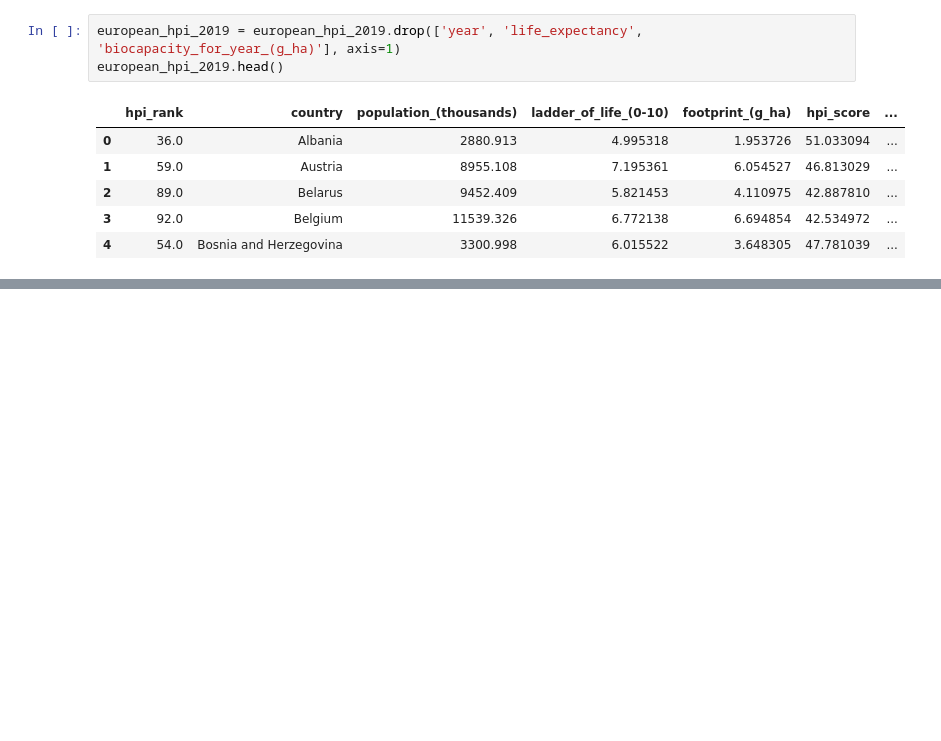
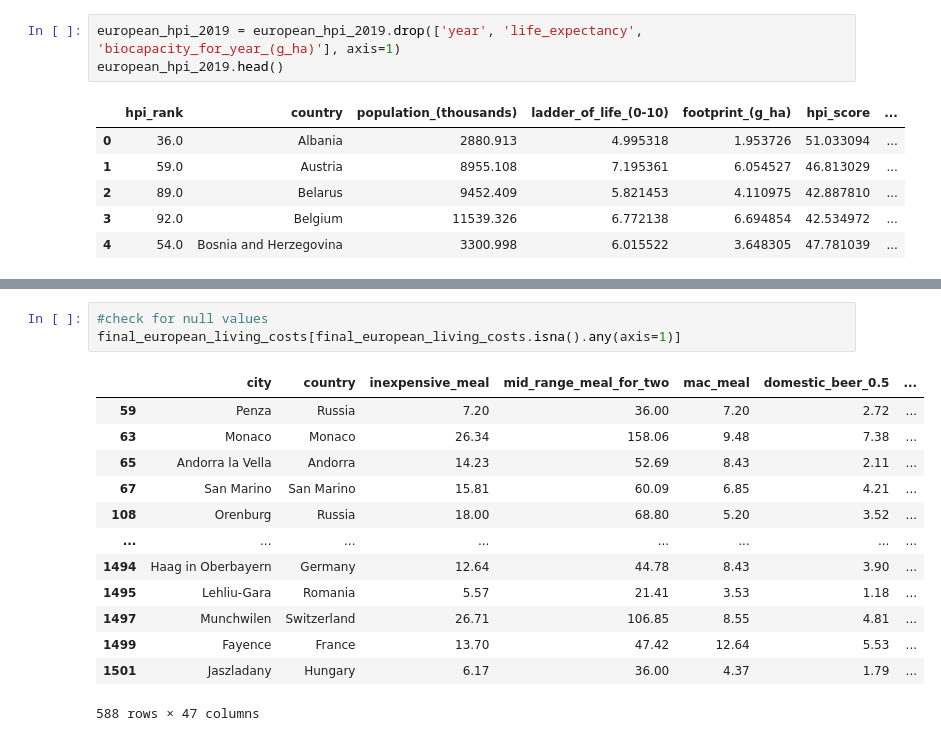
Before and after one commit to prache/Created-a-Product-Workation-Decider-Empowering-Digital-Nomads-in-Europe-, a Jupyter notebook: cost_of_living.ipynb, the cells around one changed output, grey strips where cells are left out. Saved outputs shown, nothing was run; the diff lists cells and outputs as text; blank space fills up the shorter version.

```diff
--- a/cost_of_living.ipynb
+++ b/cost_of_living.ipynb
@@ -536,0 +824,17 @@ The final_european_hpi_2019 table was imported successfully.
+# %%
+#check for null values
+final_european_living_costs[final_european_living_costs.isna().any(axis=1)]
+# %% [output]
+|  | city | country | inexpensive_meal | mid_range_meal_for_two | mac_meal | domestic_beer_0.5 | ... |
+| 59 | Penza | Russia | 7.20 | 36.00 | 7.20 | 2.72 | ... |
+| 63 | Monaco | Monaco | 26.34 | 158.06 | 9.48 | 7.38 | ... |
+| 65 | Andorra la Vella | Andorra | 14.23 | 52.69 | 8.43 | 2.11 | ... |
+| 67 | San Marino | San Marino | 15.81 | 60.09 | 6.85 | 4.21 | ... |
+| 108 | Orenburg | Russia | 18.00 | 68.80 | 5.20 | 3.52 | ... |
+| ... | ... | ... | ... | ... | ... | ... | ... |
+| 1494 | Haag in Oberbayern | Germany | 12.64 | 44.78 | 8.43 | 3.90 | ... |
+| 1495 | Lehliu-Gara | Romania | 5.57 | 21.41 | 3.53 | 1.18 | ... |
+| 1497 | Munchwilen | Switzerland | 26.71 | 106.85 | 8.55 | 4.81 | ... |
+| 1499 | Fayence | France | 13.70 | 47.42 | 12.64 | 5.53 | ... |
+| 1501 | Jaszladany | Hungary | 6.17 | 36.00 | 4.37 | 1.79 | ... |
+588 rows × 47 columns
```
Also changed, not shown: parts of 50 cells of this notebook, 9 other files.
